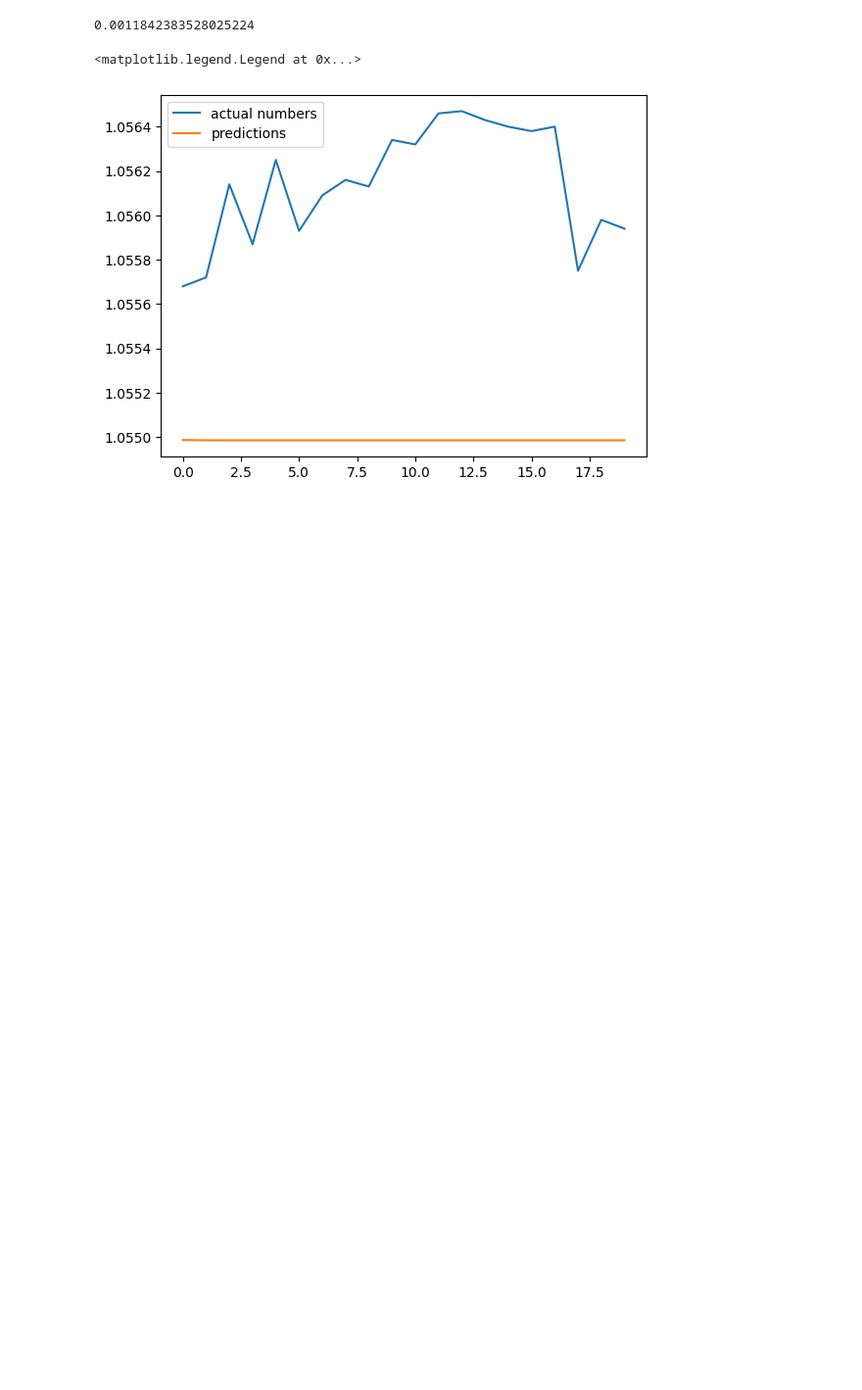
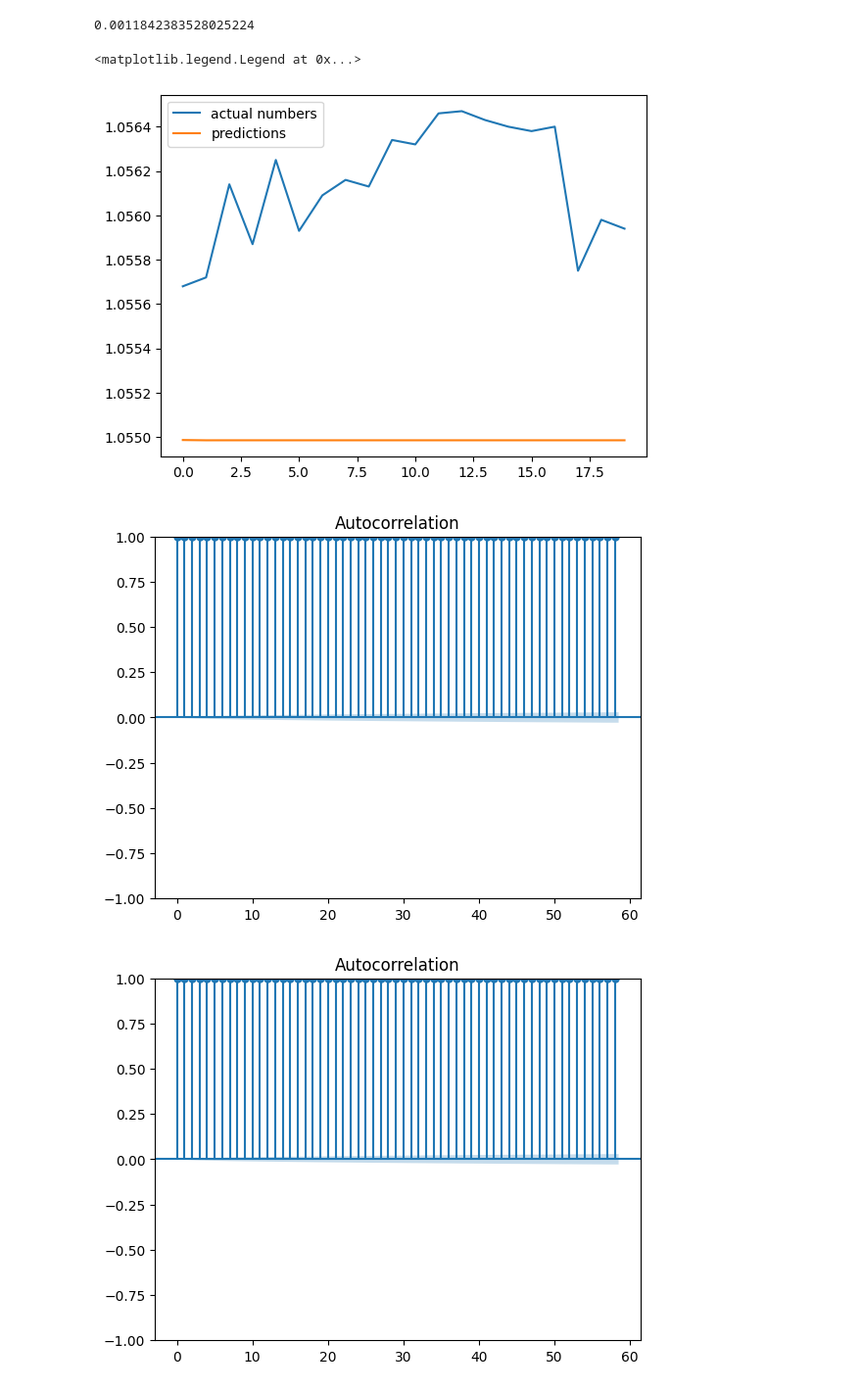
Before and after one commit to samanmoshiri/All-Models, a Jupyter notebook: AllModels.ipynb, the cells around one changed output. Shown at 98% size. Drawn from its saved outputs; the diff is of its cells as text; code cells hidden in the pictures; blank space fills up the shorter version.

```diff
--- a/AllModels.ipynb
+++ b/AllModels.ipynb
@@ -217,3 +362,8 @@ plt.legend()
 # %% [output]
 <matplotlib.legend.Legend at 0x...>
 [figure]
+# %%
+plot_acf(train['close'])
+# %% [output]
+[figure, added]
+[figure, added]
```
Also changed, not shown: parts of 16 cells of this notebook.
